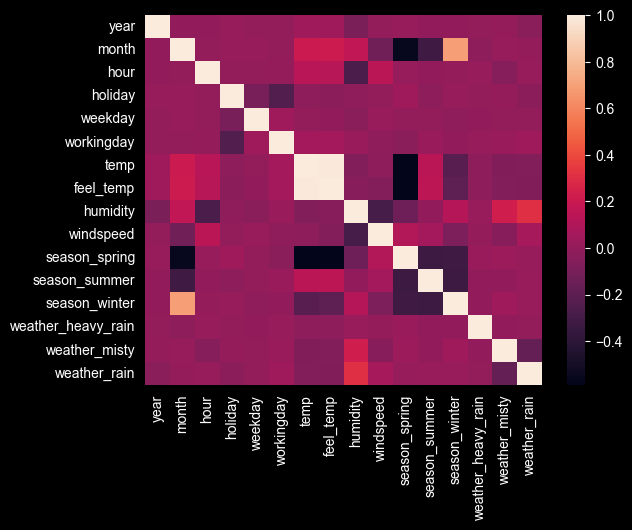
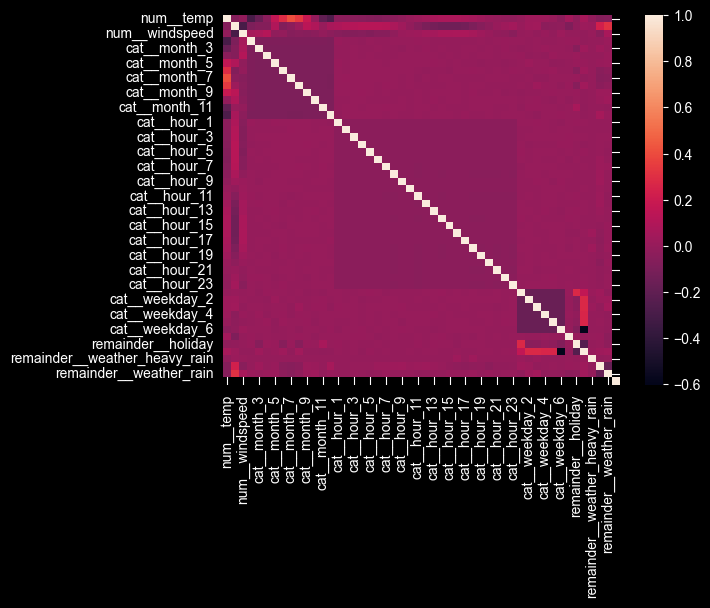
The change to this notebook cell's code, shown as a diff; its figure went from the first image to the second:
--- before
+++ after
@@ -1 +1 @@
-sns.heatmap(X_train.corr())
+sns.heatmap(pd.concat([X_train, y_train]).corr())

Commit: Model loading from file